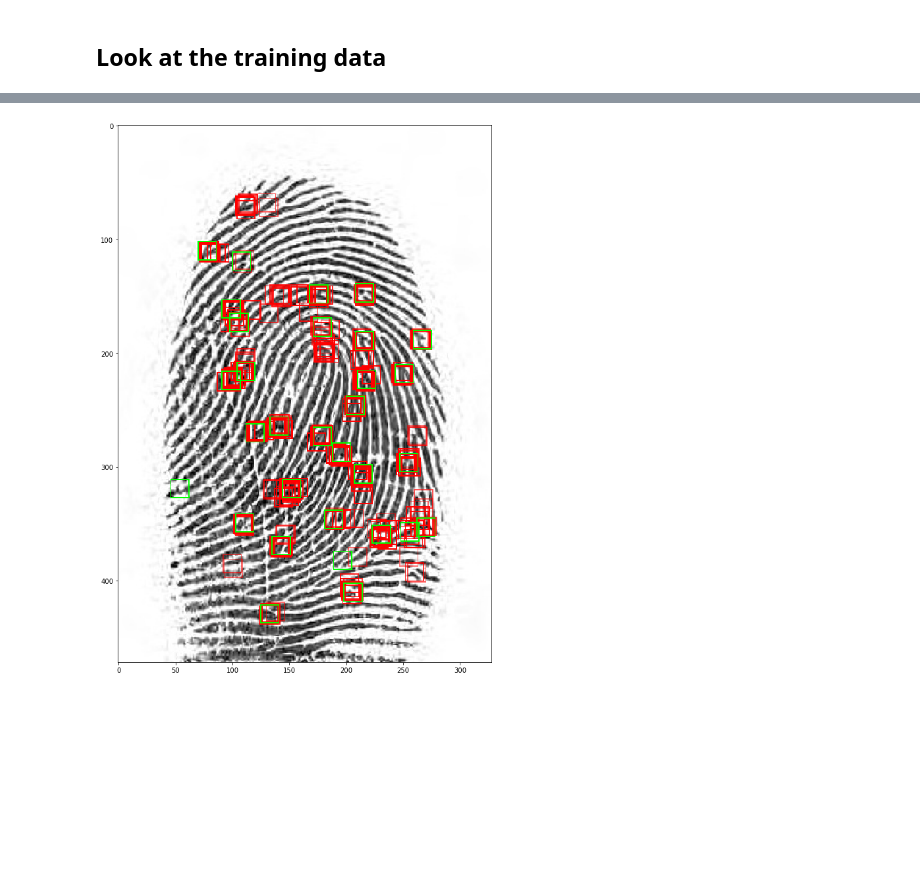
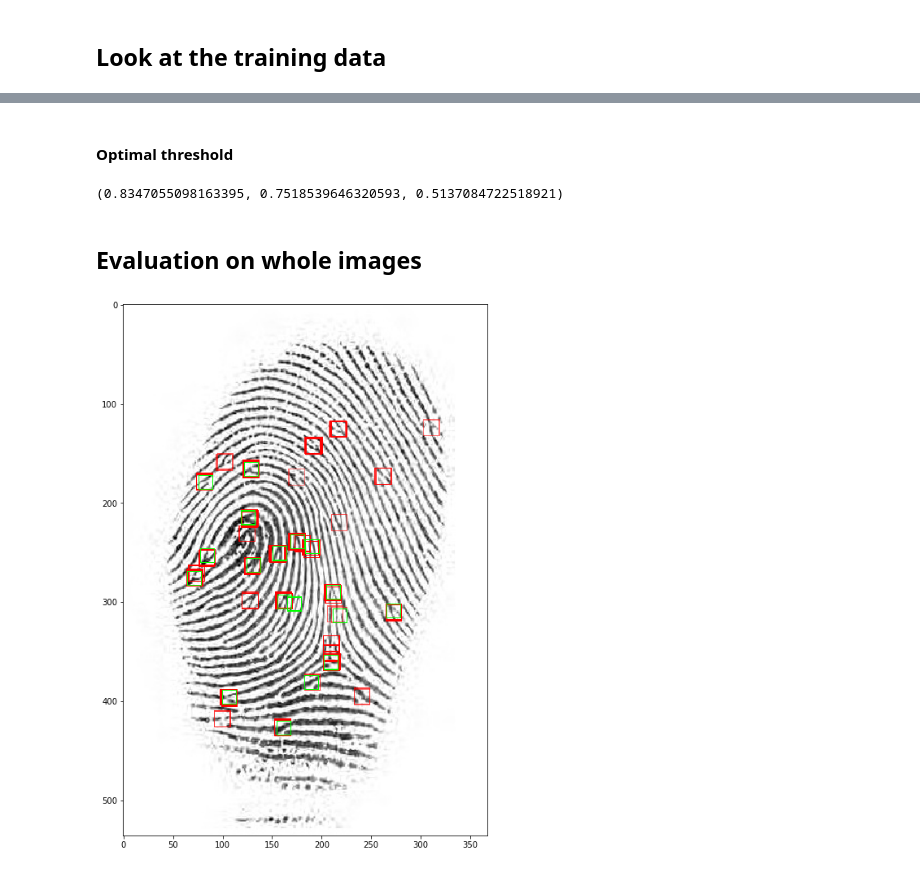
Before and after one commit to simplerick/MinutiaeDetector, a Jupyter notebook: MinutiaeDetection.ipynb, the cells around one changed output, grey strips where cells are left out. Drawn from its saved outputs; the diff is of its cells as text; code cells hidden in the pictures; blank space fills up the shorter version.

```diff
--- a/MinutiaeDetection.ipynb
+++ b/MinutiaeDetection.ipynb
@@ -96,7 +106,7 @@ model = Model.to(device=device)
 opt = torch.optim.Adam(params=model.parameters(), lr = 0.0008)
 writer = SummaryWriter("logs")
 # %%
-def measure(logits, y_target, tol=0.0015):
+def metric(logits, y_target, tol=0.01):
     logits = logits.squeeze()
     pred = (logits[:,0] > 0) == y_target[:,0].to(torch.uint8)
     err = ((logits[:,1:]-y_target[:,1:])**2).sum(1) < tol
@@ -137,3 +148,3 @@ def measure(logits, y_target, tol=0.0015):
 # %%
-# train(model, 80000, train_loader, finger_ds, opt, loss, None, device, writer)
+train(model, 150000, train_loader, finger_ds, val_loader, val_ds,  opt, loss, metric, device, writer)
 # %%
@@ -141,5 +154,5 @@ def measure(logits, y_target, tol=0.0015):
 # %%
-model.net.load_state_dict(torch.load('150000.state_dict')())
+model.load_state_dict(torch.load('150000_dist_11.state_dict')())
 model.eval()
 # %% [output]
 YOLO(
@@ -193,14 +226,24 @@ plt.show()
+# %% [markdown]
+#### Optimal threshold
+# %%
+f1_scores =  2/(1/(precision+1e-6) + 1/(recall+1e-6))
+idx = f1_scores.argmax()
+precision[idx], recall[idx], thresholds[idx]
+# %% [output]
+(0.8347055098163395, 0.7518539646320593, 0.5137084722518921)
+# %% [markdown]
+## Evaluation on whole images
 # %%
-threshold = 0.7
-i = 13
+threshold = 0.5
+i = np.random.randint(500)
 image = cv2.imread(os.path.join(image_dir,train_set[i]+'.jpg'), 2)/255.
 points =  pd.read_csv(os.path.join(point_dir,train_set[i]+'.txt'), delimiter="\t").values
-coord, prob = model.predict(image,threshold=0.5)
+coord, prob = model.predict(image,threshold=threshold)
 # %%
 image = cv2.imread(os.path.join(image_dir,train_set[i]+'.jpg'))/255.
-image = add_points(image,coord, p=prob)
-image = add_points(image,points, p=1, rgb_color=(0,1,0))
+image = add_points(image,coord, p=prob, rgb_color=(1,0,0), d=8)
+image = add_points(image,points, p=1, rgb_color=(0,1,0), d=7)
 plt.imshow(image)
 plt.show()
 # %% [output]
-[figure, old version]
+[figure, new version]
```
Also changed, not shown: parts of 29 cells of this notebook.
